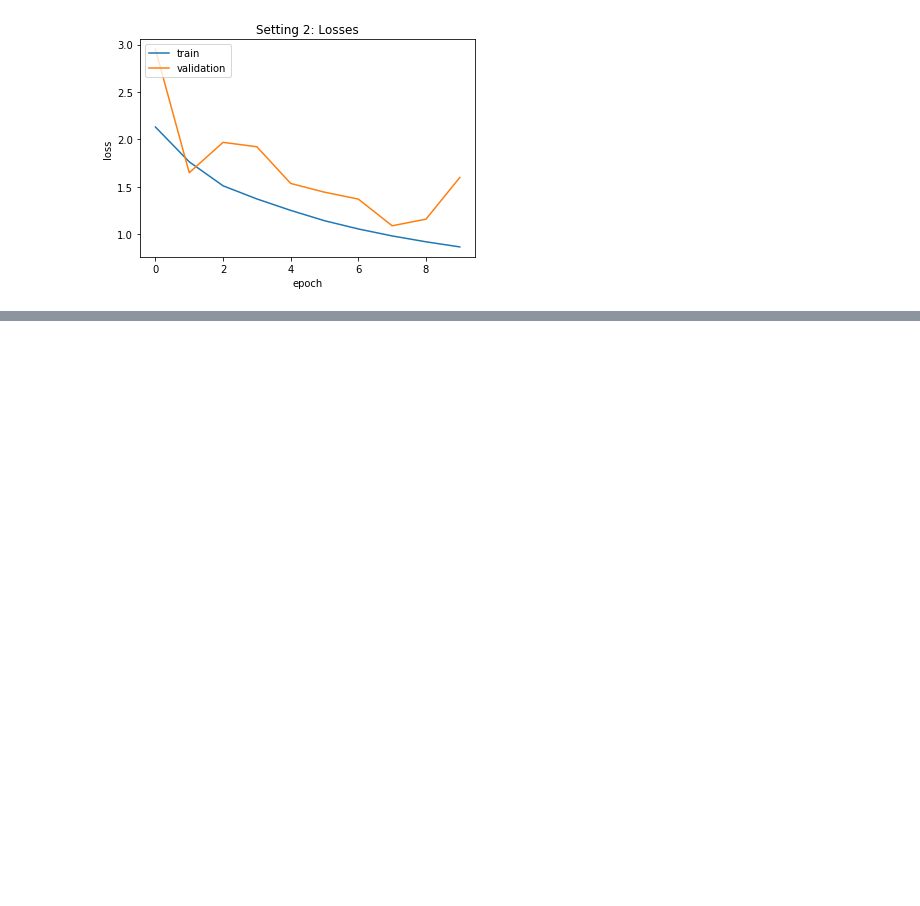
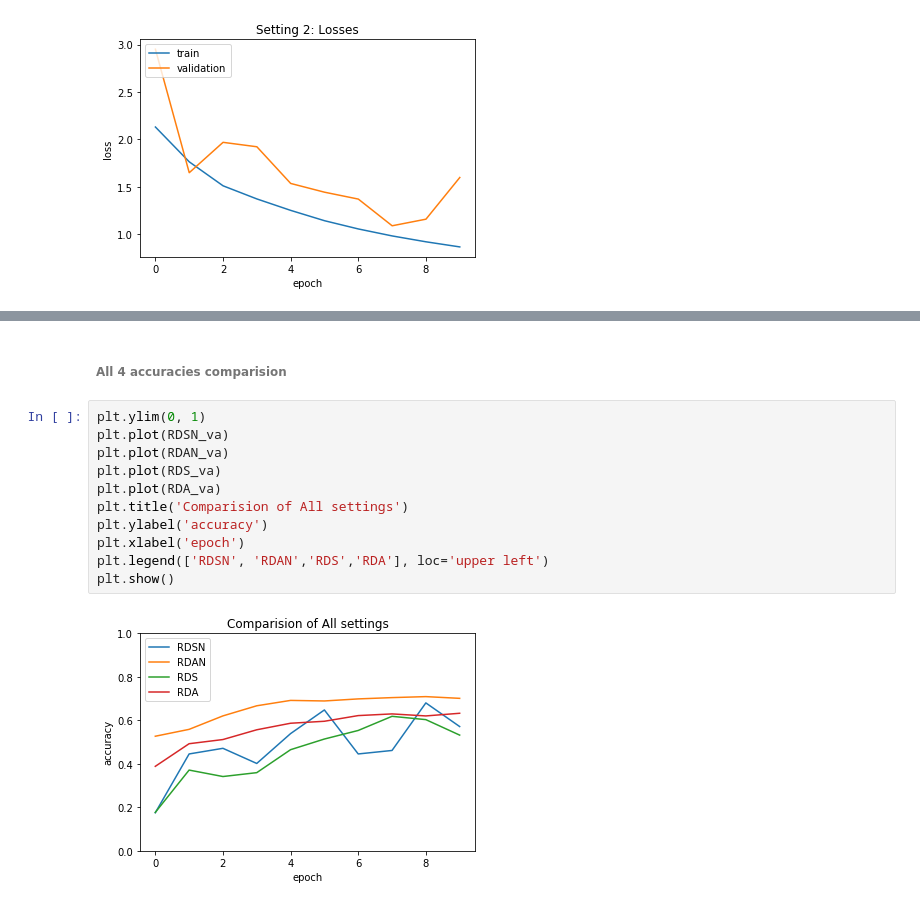
Before and after one commit to SurenderHarsha/DeepLearning1, a Jupyter notebook: AlexNetExperiments.ipynb, the cells around one changed output, grey strips where cells are left out. Saved outputs shown, nothing was run; the diff lists cells and outputs as text; blank space fills up the shorter version.

```diff
--- a/AlexNetExperiments.ipynb
+++ b/AlexNetExperiments.ipynb
@@ -376,0 +448,15 @@ plt.show()
+# %% [markdown]
+###### All 4 accuracies comparision
+# %%
+plt.ylim(0, 1)
+plt.plot(RDSN_va)
+plt.plot(RDAN_va)
+plt.plot(RDS_va)
+plt.plot(RDA_va)
+plt.title('Comparision of All settings')
+plt.ylabel('accuracy')
+plt.xlabel('epoch')
+plt.legend(['RDSN', 'RDAN','RDS','RDA'], loc='upper left')
+plt.show()
+# %% [output]
+[figure, added]
```
Also changed, not shown: parts of 12 cells of this notebook.
